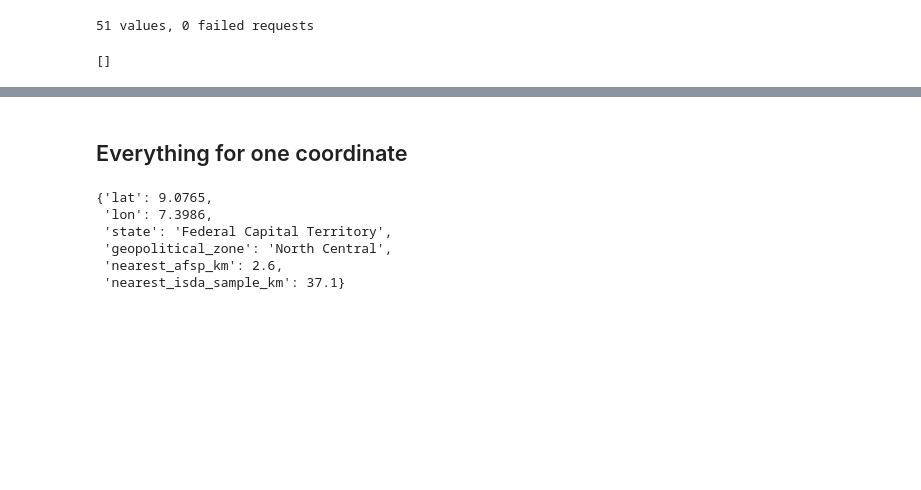
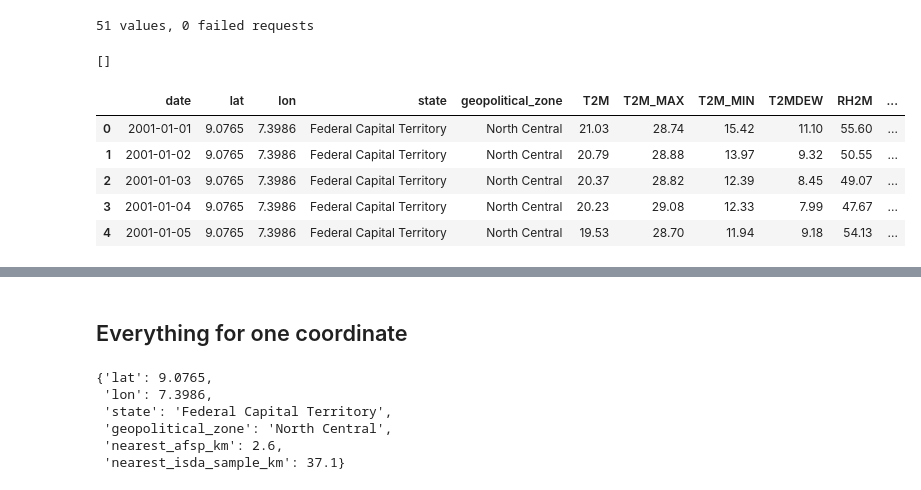
Before and after one commit to naheem3410/nasa-field-shift, a Jupyter notebook: notebooks/explore_soil.ipynb, the cells around one changed output, grey strips where cells are left out. Saved outputs shown, nothing was run; the diff lists cells and outputs as text; code cells hidden in the pictures; blank space fills up the shorter version.

```diff
--- a/notebooks/explore_soil.ipynb
+++ b/notebooks/explore_soil.ipynb
@@ -131,3 +134,13 @@ api.attrs['failed']
 # %% [output]
 51 values, 0 failed requests
 []
+# %%
+w = clim.power.series(lat, lon)
+w.head()
+# %% [output]
+|  | date | lat | lon | state | geopolitical_zone | T2M | T2M_MAX | T2M_MIN | T2MDEW | RH2M | ... |
+| 0 | 2001-01-01 | 9.0765 | 7.3986 | Federal Capital Territory | North Central | 21.03 | 28.74 | 15.42 | 11.10 | 55.60 | ... |
+| 1 | 2001-01-02 | 9.0765 | 7.3986 | Federal Capital Territory | North Central | 20.79 | 28.88 | 13.97 | 9.32 | 50.55 | ... |
+| 2 | 2001-01-03 | 9.0765 | 7.3986 | Federal Capital Territory | North Central | 20.37 | 28.82 | 12.39 | 8.45 | 49.07 | ... |
+| 3 | 2001-01-04 | 9.0765 | 7.3986 | Federal Capital Territory | North Central | 20.23 | 29.08 | 12.33 | 7.99 | 47.67 | ... |
+| 4 | 2001-01-05 | 9.0765 | 7.3986 | Federal Capital Territory | North Central | 19.53 | 28.70 | 11.94 | 9.18 | 54.13 | ... |
```
Also changed, not shown: parts of 5 cells of this notebook, 9 other files.
